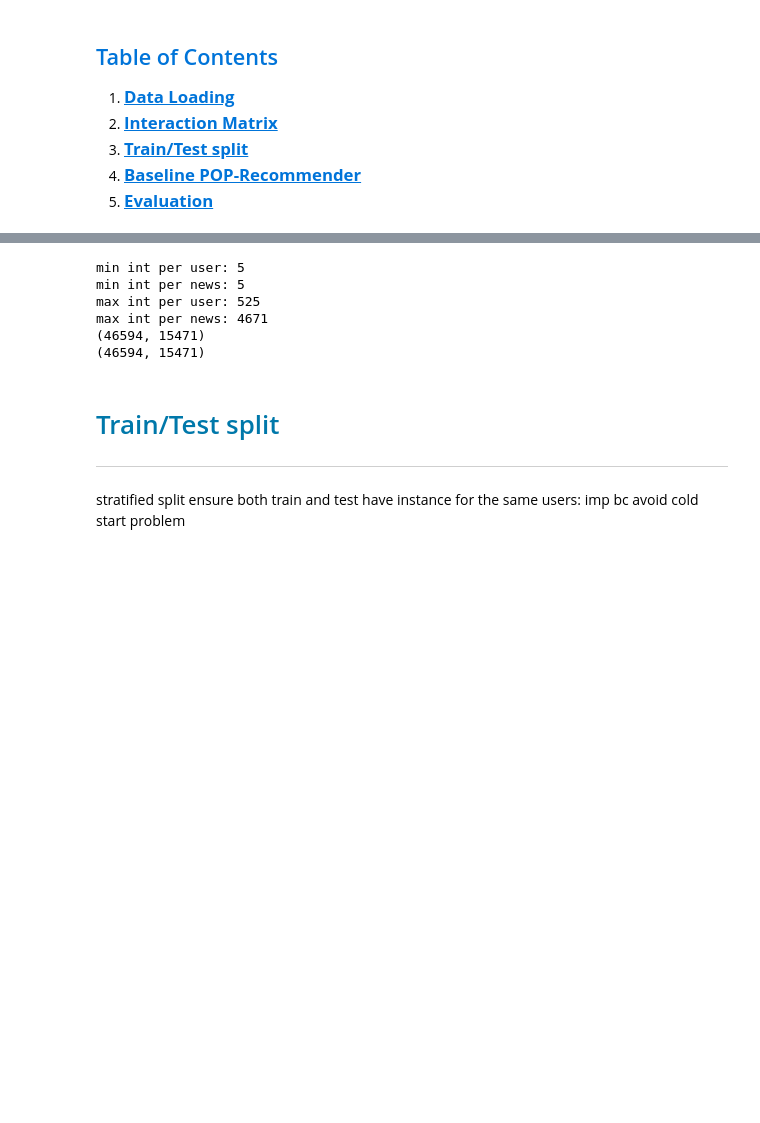
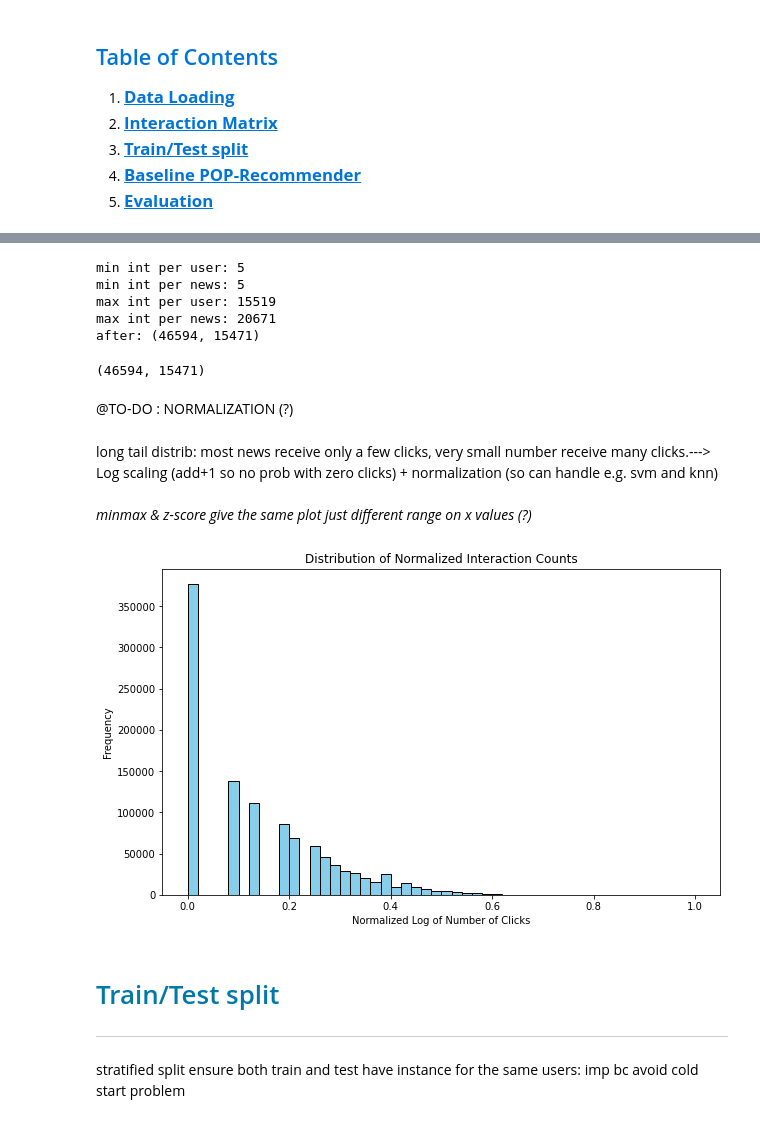
Before and after one commit to BianchiGiulia/Portfolio, a Jupyter notebook: News_Recommendation_System/collab_filt.ipynb, the cells around one changed output, grey strips where cells are left out. Drawn from its saved outputs; the diff is of its cells as text; code cells hidden in the pictures; blank space fills up the shorter version.

```diff
--- a/News_Recommendation_System/collab_filt.ipynb
+++ b/News_Recommendation_System/collab_filt.ipynb
@@ -70,3 +61,12 @@ print(behavior.shape)#--->(156965, 5)
+# %%
+#load data
+news, behavior = load_news_df(news), load_news_df(behavior)
+binary_interaction_matrix = load_npz('binary_interaction_matrix.npz')
+nclick_interaction_matrix = load_npz('n_click_interaction_matrix.npz')
+#print(news.shape) # --->(51282, 8)
+#print(behavior.shape)#--->(156965, 5)
+#""" @TO-DO (possibly): use only news with category = 'news' & subcategory = 'newspolitics' """
+#news = news[(news['Category'] == 'news') & (news['SubCategory'] == 'newspolitics')] #--->(2826, 8) troppe poche?
 # %% [markdown]
 
 <h1 style="color:rgb(0,120,170)">Interaction Matrix</h1>
@@ -141,19 +220,42 @@ interaction_matrix_filtered = filter_interaction_matrix(interaction_matrix_small
 # %%
-#sanity check
-print("min int per user:", interaction_matrix_filtered.sum(axis=1).min())
-print("min int per news:", interaction_matrix_filtered.sum(axis=0).min())
+#interaction_matrix_filtered = load_npz('n_click_interaction_matrix.npz')
+print("min int per user:", (interaction_matrix_filtered > 0).sum(axis=1).min())
+print("min int per news:", (interaction_matrix_filtered > 0).sum(axis=0).min())
 print("max int per user:", interaction_matrix_filtered.sum(axis=1).max())
 print("max int per news:", interaction_matrix_filtered.sum(axis=0).max())
-print(interaction_matrix_filtered.shape)
-
-#all good let's save it
-interaction_matrix_csr = csr_matrix(interaction_matrix_filtered.values)
-print(interaction_matrix_csr.shape)#--->(46594, 15471)
-save_npz('interaction_matrix.npz', interaction_matrix_csr)
+print('after:', interaction_matrix_filtered.shape)
 # %% [output]
 min int per user: 5
 min int per news: 5
-max int per user: 525
-max int per news: 4671
-(46594, 15471)
-(46594, 15471)
+max int per user: 15519
+max int per news: 20671
+after: (46594, 15471)
+# %%
+interaction_matrix_csr = csr_matrix(interaction_matrix_filtered.values)
+print(interaction_matrix_csr.shape)
+#save_npz('n_click_interaction_matrix.npz', interaction_matrix_csr)
+# %% [output]
+(46594, 15471)
+# %% [markdown]
+@TO-DO : NORMALIZATION (?)
+# %% [markdown]
+long tail distrib: most news receive only a few clicks, very small number receive many clicks.---> Log scaling (add+1 so no prob with zero clicks) + normalization (so can handle e.g. svm and knn)<br><br>
+*minmax & z-score give the same plot just different range on x values (?)*
+# %%
+#interaction_matrix_filtered = load_npz('n_click_interaction_matrix.npz')
+non_zero_clicks = nclick_interaction_matrix.data #from loaded matrix
+transformed_clicks = np.log1p(non_zero_clicks) #log scaling
+
+scaler = MinMaxScaler()                        #min-max scaling
+transformed_clicks_reshaped = transformed_clicks.reshape(-1, 1)
+minmax_normalized_clicks = scaler.fit_transform(transformed_clicks_reshaped)
+minmax_normalized_clicks = minmax_normalized_clicks.flatten()
+
+plt.figure(figsize=(10, 6))
+plt.hist(minmax_normalized_clicks, bins=50, color='skyblue', edgecolor='black')
+plt.title('Distribution of Normalized Interaction Counts')
+plt.xlabel('Normalized Log of Number of Clicks')
+plt.ylabel('Frequency')
+plt.show()
+# %% [output]
+[figure, added]
```
Also changed, not shown: parts of 40 cells of this notebook.
